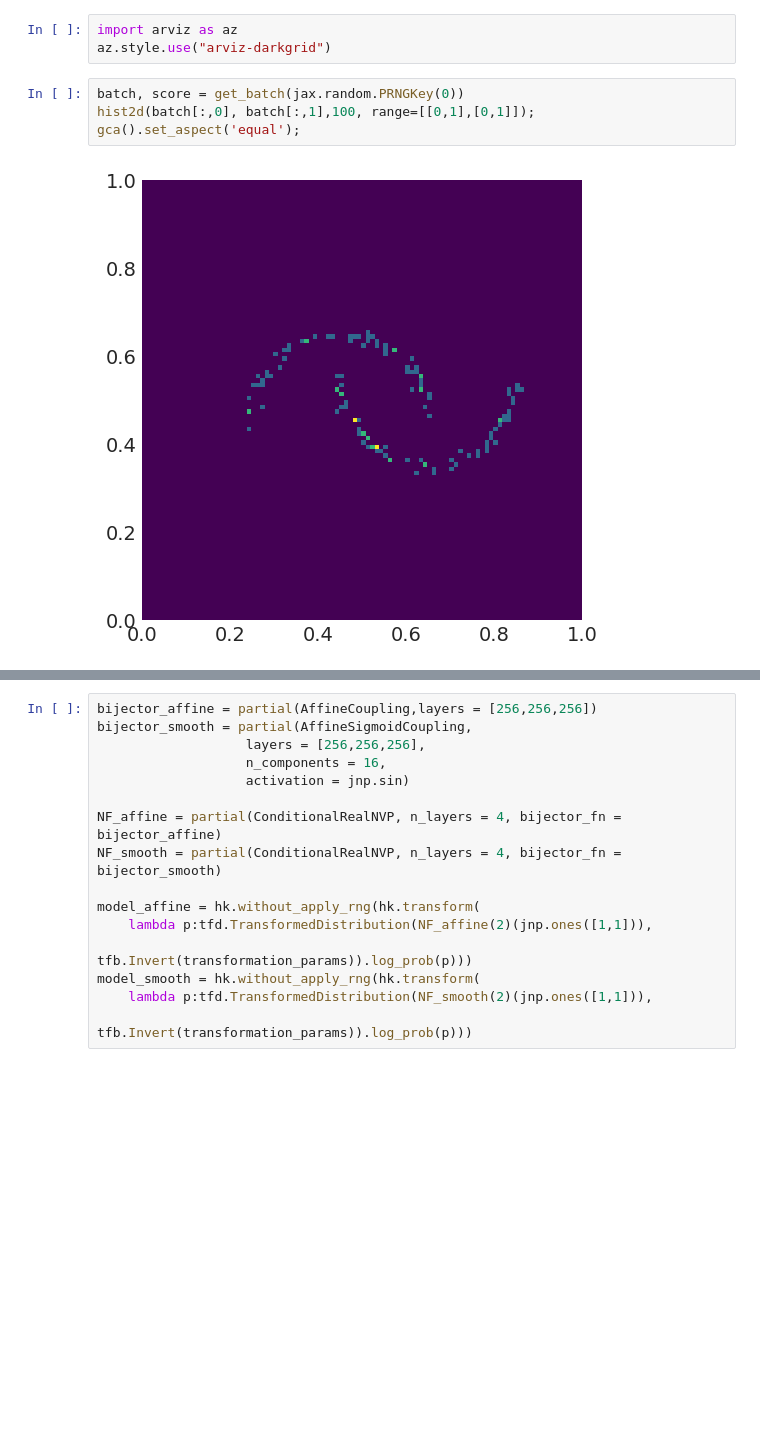
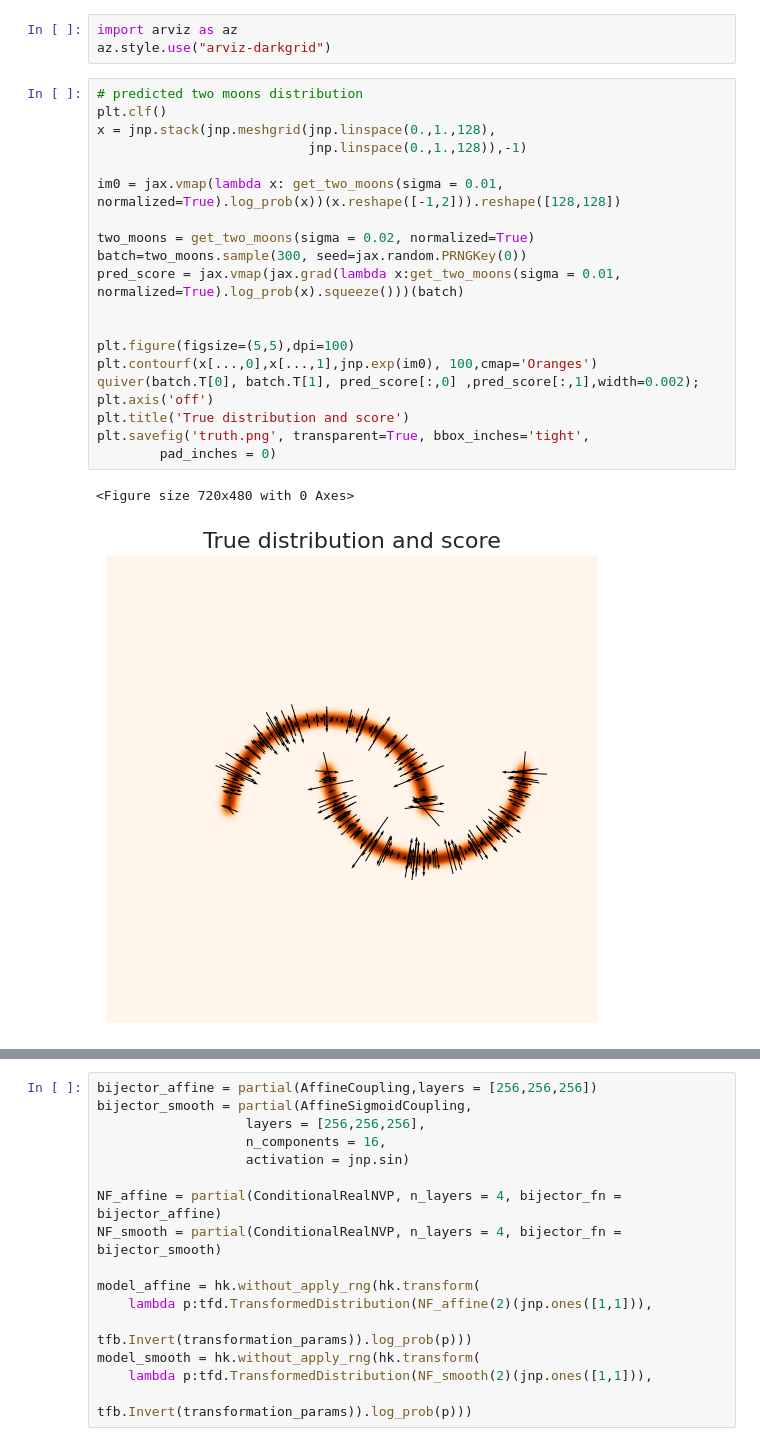
Before and after one commit to Justinezgh/SBI-Diff-Simulator, a Jupyter notebook: notebooks/smoothNF_VS_affineNF.ipynb, the cells around one changed output, grey strips where cells are left out. Drawn from its saved outputs; the diff is of its cells as text; blank space fills up the shorter version.

```diff
--- a/notebooks/smoothNF_VS_affineNF.ipynb
+++ b/notebooks/smoothNF_VS_affineNF.ipynb
@@ -45,11 +45,29 @@ def get_batch(seed):
 # %%
 import arviz as az
 az.style.use("arviz-darkgrid")
-# %%
-batch, score = get_batch(jax.random.PRNGKey(0))
-hist2d(batch[:,0], batch[:,1],100, range=[[0,1],[0,1]]); gca().set_aspect('equal');
-# %% [output]
-[figure, removed]
+# %%
+# predicted two moons distribution
+plt.clf()
+x = jnp.stack(jnp.meshgrid(jnp.linspace(0.,1.,128),
+                           jnp.linspace(0.,1.,128)),-1)
+
+im0 = jax.vmap(lambda x: get_two_moons(sigma = 0.01, normalized=True).log_prob(x))(x.reshape([-1,2])).reshape([128,128])
+
+two_moons = get_two_moons(sigma = 0.02, normalized=True)
+batch=two_moons.sample(300, seed=jax.random.PRNGKey(0))
+pred_score = jax.vmap(jax.grad(lambda x:get_two_moons(sigma = 0.01, normalized=True).log_prob(x).squeeze()))(batch)
+
+
+plt.figure(figsize=(5,5),dpi=100)
+plt.contourf(x[...,0],x[...,1],jnp.exp(im0), 100,cmap='Oranges')
+quiver(batch.T[0], batch.T[1], pred_score[:,0] ,pred_score[:,1],width=0.002);
+plt.axis('off')
+plt.title('True distribution and score')
+plt.savefig('truth.png', transparent=True, bbox_inches='tight',
+        pad_inches = 0)
+# %% [output]
+<Figure size 720x480 with 0 Axes>
+[figure, added]
 # %%
 transformation_params = tfb.Chain([tfb.Scale([0.8,1.5]),tfb.Shift([0.07,-0.16])])
 normalized = transformation_params.forward(batch)
```
Also changed, not shown: parts of 10 cells of this notebook.
